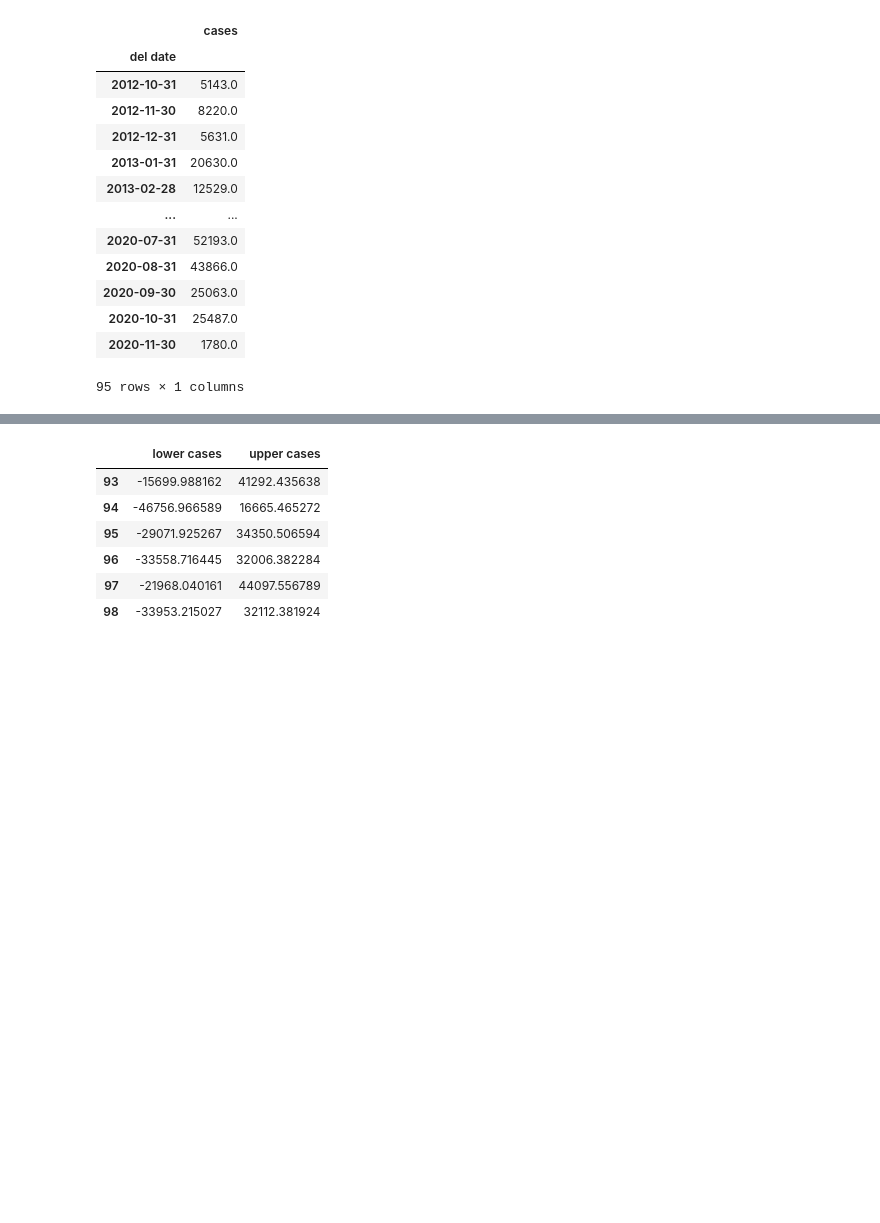
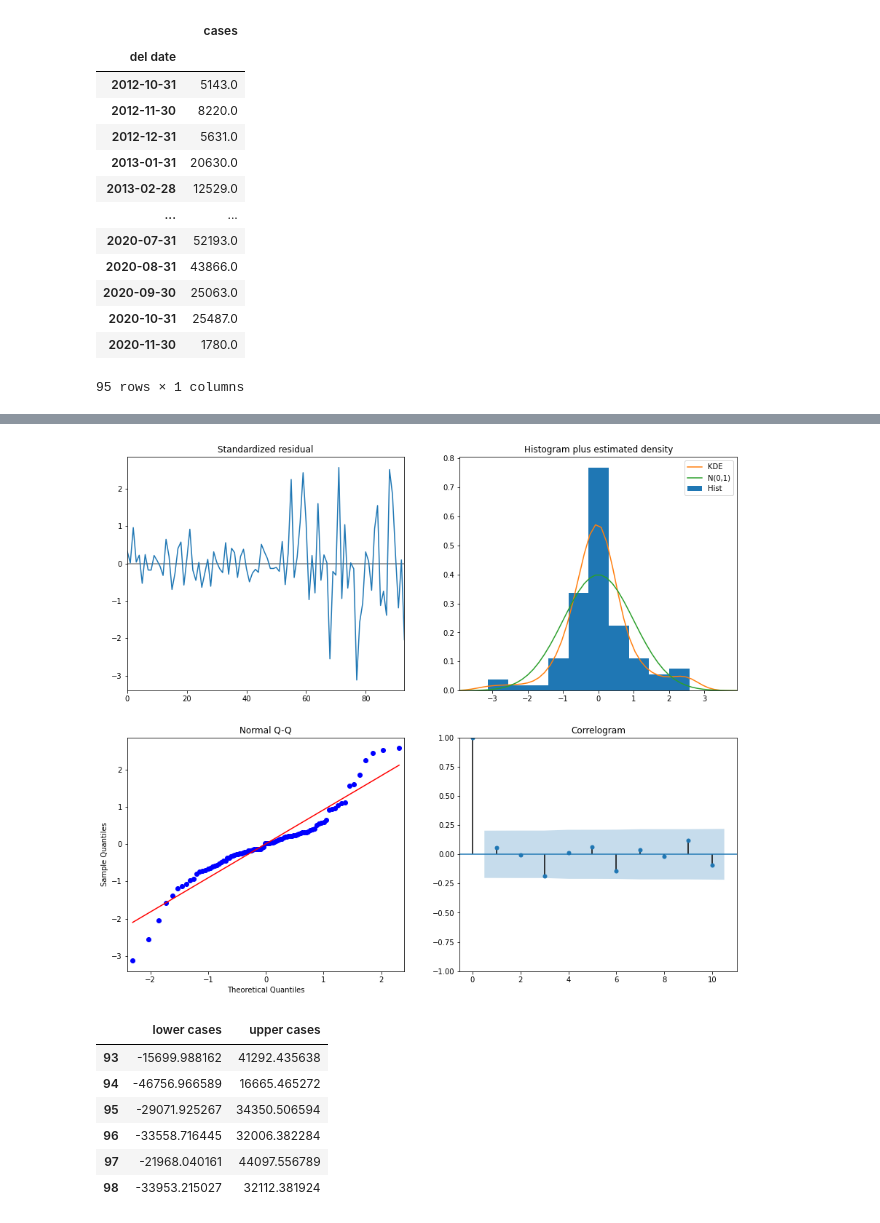
Before and after one commit to mswastik/forecasting, a Jupyter notebook: SARIMAv2.ipynb, the cells around one changed output, grey strips where cells are left out. Cells and saved outputs as stored; diff of their text form; code cells hidden in the pictures; blank space fills up the shorter version.

```diff
--- a/SARIMAv2.ipynb
+++ b/SARIMAv2.ipynb
@@ -174,0 +156,3 @@ ValueError: ignored
+# %%
+mod1 = SARIMAX(toot, order=(0, 1, 1), seasonal_order=(2, 0, 0, 3))
+mod1 = mod1.fit()
@@ -175,5 +191,5 @@ ValueError: ignored
 # %%
-kk=mod.plot_diagnostics()
+kk=mod1.plot_diagnostics()
 kk.set_size_inches(15,13)
-tls.mpl_to_plotly(kk)
+#tls.mpl_to_plotly(kk)
 # %% [output]
@@ -181,3 +196,4 @@ tls.mpl_to_plotly(kk)
+[figure, added]
 # %%
 mod.get_forecast(6).conf_int()
 # %% [output]
```
Also changed, not shown: parts of 11 cells of this notebook.
